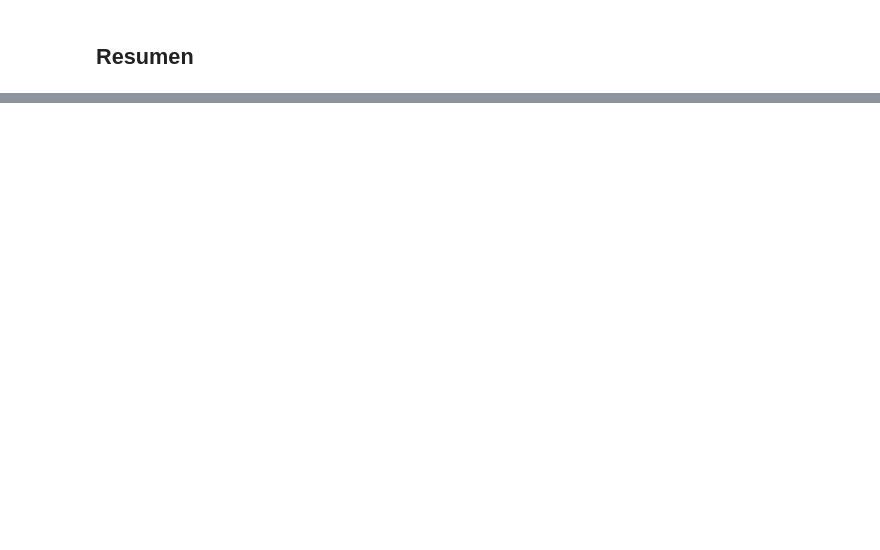
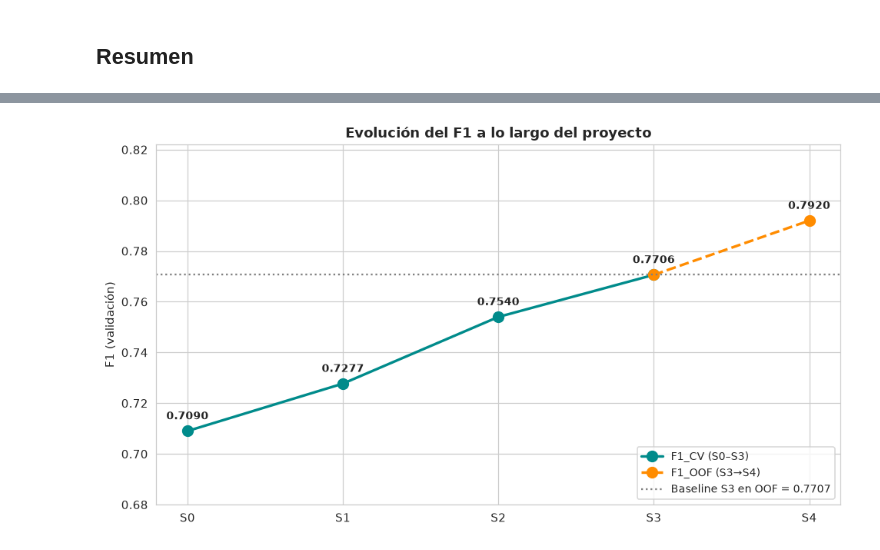
Before and after one commit to Fernando-Huaman/proyecto-zona-interes-Au, a Jupyter notebook: notebooks/sprint4.ipynb, the cells around one changed output, grey strips where cells are left out. Cells and saved outputs as stored; diff of their text form; code cells hidden in the pictures; blank space fills up the shorter version.

```diff
--- a/notebooks/sprint4.ipynb
+++ b/notebooks/sprint4.ipynb
@@ -671,0 +780,26 @@ MITIGACIÓN SELECCIONADA: Mit B (sample weight)
+# %%
+# (3) Umbral (global o por slice A3) fijado con TRAIN-OOF y aplicado a HOLD-OUT
+if 'A3_umbral_slice' in COMBO:
+    _, thr_map_fin, _ = f1_umbral_por_slice(PARTICIONES[part_A3], p_oof_fin, yv,
+                                            best_thr_f1(yv, p_oof_fin)[0])
+    thr_glob_fin = best_thr_f1(yv, p_oof_fin)[0]
+    arr_te3 = PART_TE[part_A3]
+    y_pred_ho = np.array([(p >= thr_map_fin.get(c, thr_glob_fin))
+                          for p, c in zip(p_ho, arr_te3)]).astype(int)
+    UMBRAL_FIN = thr_map_fin
+else:
+    UMBRAL_FIN = best_thr_f1(yv, p_oof_fin)[0]
+    y_pred_ho = (p_ho >= UMBRAL_FIN).astype(int)
+
+metr = {
+    'F1':        f1_score(y_test, y_pred_ho),
+    'Precision': precision_score(y_test, y_pred_ho, zero_division=0),
+    'Recall':    recall_score(y_test, y_pred_ho, zero_division=0),
+    'AUC_ROC':   roc_auc_score(y_test, p_ho),
+    'AUC_PR':    average_precision_score(y_test, p_ho),
+    'Brier':     brier_score_loss(y_test, p_ho),
+}
+print('════════ HOLD-OUT (Sprint 4, informativo) ════════')
+for k, v in metr.items():
+    print(f'  {k:<10}: {v:.4f}')
+print(f'  F1 hold-out S3 (referencia): {F1_HO_S3:.4f} | Δ = {metr["F1"]-F1_HO_S3:+.4f}')
@@ -712,0 +899,17 @@ Evolución del proyecto:
+# %%
+# --- Evolución del proyecto ---
+sprints = ['S0', 'S1', 'S2', 'S3', 'S4']
+f1_hist = [0.7090, 0.7277, 0.7540, 0.7706, F1_COMBO_OOF]
+fig, ax = plt.subplots(figsize=(9, 5))
+ax.plot(sprints[:4], f1_hist[:4], 'o-', color=S3_COLOR, lw=2.2, ms=9, label='F1_CV (S0–S3)')
+ax.plot(sprints[3:], f1_hist[3:], 'o--', color=ENS_COLOR, lw=2.2, ms=9, label='F1_OOF (S3→S4)')
+for i, (s, f) in enumerate(zip(sprints, f1_hist)):
+    ax.annotate(f'{f:.4f}', (i, f), textcoords='offset points', xytext=(0, 10),
+                ha='center', fontsize=9, fontweight='bold')
+ax.axhline(F1_BASE_OOF, ls=':', color='gray', label=f'Baseline S3 en OOF = {F1_BASE_OOF:.4f}')
+ax.set_ylabel('F1 (validación)'); ax.set_ylim(0.68, max(f1_hist) + 0.03)
+ax.set_title('Evolución del F1 a lo largo del proyecto', fontweight='bold')
+ax.legend(fontsize=9, loc='lower right')
+plt.tight_layout(); plt.savefig('outputs_sprint4/evolucion_f1.png', bbox_inches='tight'); plt.show()
+# %% [output]
+[figure, added]
```
Also changed, not shown: parts of 56 cells of this notebook, 23 other files.
